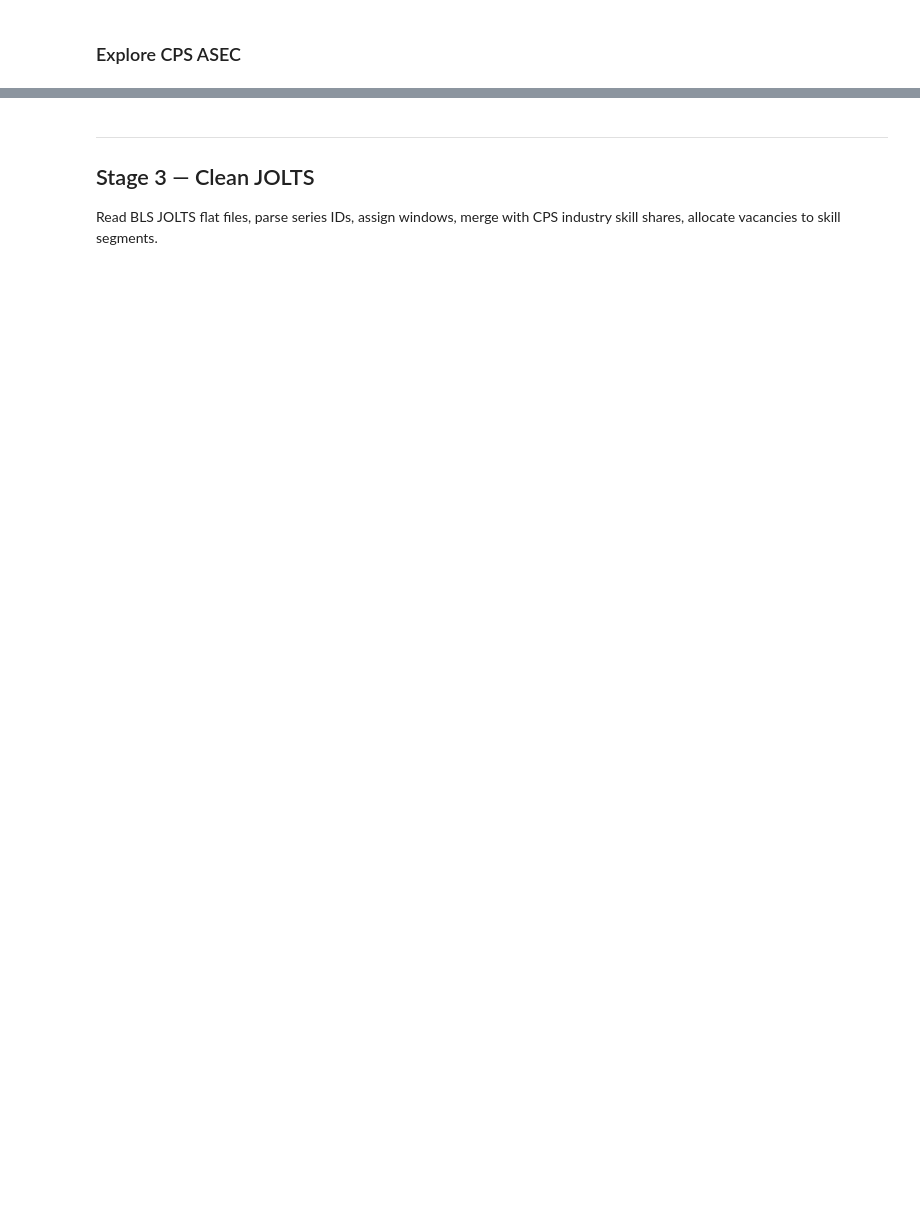
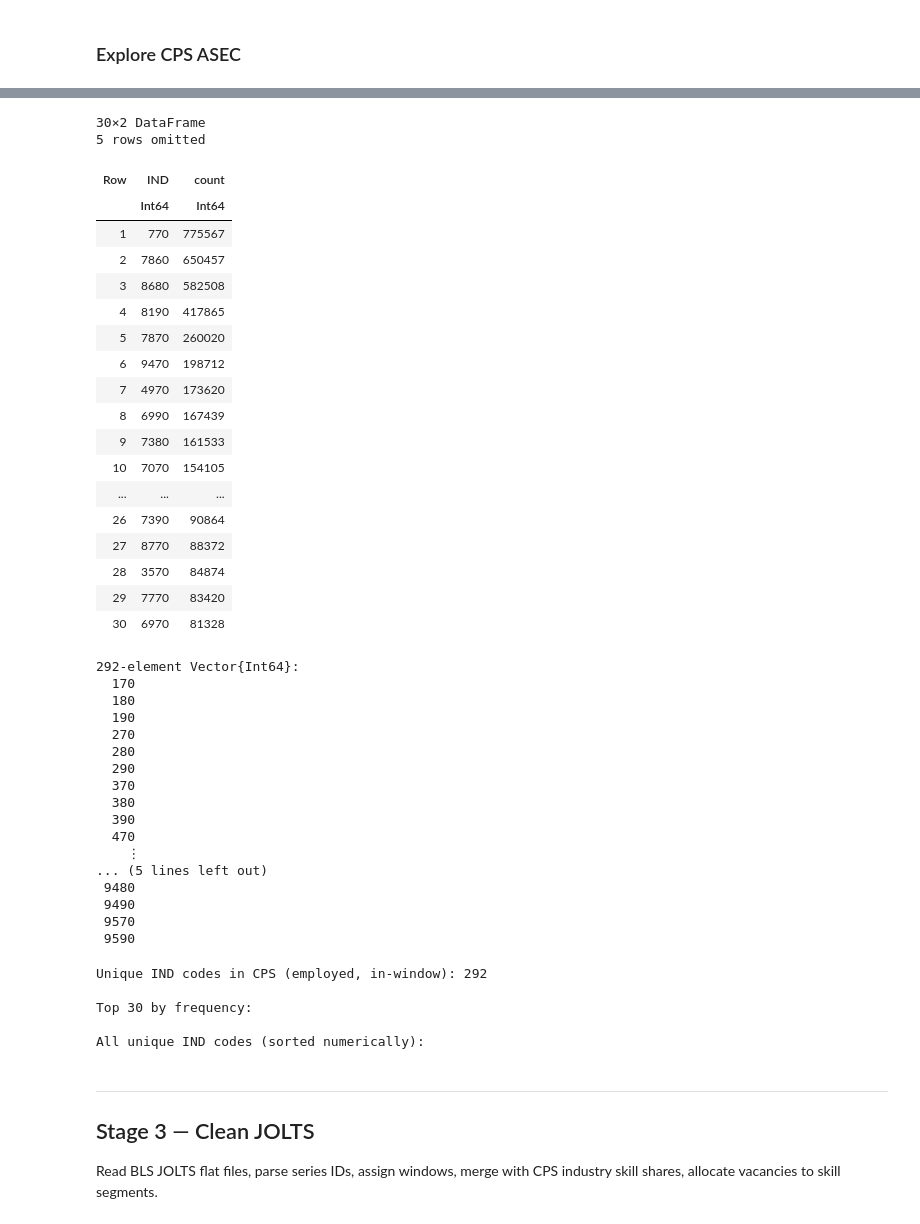
Before and after one commit to RamziChariag/DMP_labour_market_choice, a Jupyter notebook: code/notebooks/data_pipeline.ipynb, the cells around one changed output, grey strips where cells are left out. Saved outputs shown, nothing was run; the diff lists cells and outputs as text; code cells hidden in the pictures; blank space fills up the shorter version.

```diff
--- a/code/notebooks/data_pipeline.ipynb
+++ b/code/notebooks/data_pipeline.ipynb
@@ -428,3 +693,63 @@ combine(groupby(filter(r -> r.window != :none, cps_asec), :window),
+# %%
+# ── Diagnostic: CPS IND codes vs JOLTS supersectors ──────────
+# What IND values does CPS actually have?
+emp_in_window = filter(r -> r.employed && r.window != :none, cps_basic)
+
+ind_summary = combine(
+    groupby(emp_in_window, :IND),
+    nrow => :count
+)
+sort!(ind_summary, :count; rev=true)
+
+println("Unique IND codes in CPS (employed, in-window): $(nrow(ind_summary))")
+println("\nTop 30 by frequency:")
+display(first(ind_summary, 30))
+
+println("\nAll unique IND codes (sorted numerically):")
+display(sort(ind_summary.IND))
+# %% [output]
+30×2 DataFrame
+5 rows omitted
+| Row | IND | count |
+|  | Int64 | Int64 |
+| 1 | 770 | 775567 |
+| 2 | 7860 | 650457 |
+| 3 | 8680 | 582508 |
+| 4 | 8190 | 417865 |
+| 5 | 7870 | 260020 |
+| 6 | 9470 | 198712 |
+| 7 | 4970 | 173620 |
+| 8 | 6990 | 167439 |
+| 9 | 7380 | 161533 |
+| 10 | 7070 | 154105 |
+| ... | ... | ... |
+| 26 | 7390 | 90864 |
+| 27 | 8770 | 88372 |
+| 28 | 3570 | 84874 |
+| 29 | 7770 | 83420 |
+| 30 | 6970 | 81328 |
+292-element Vector{Int64}:
+  170
+  180
+  190
+  270
+  280
+  290
+  370
+  380
+  390
+  470
+    ⋮
+... (5 lines left out)
+ 9480
+ 9490
+ 9570
+ 9590
+Unique IND codes in CPS (employed, in-window): 292
+
+Top 30 by frequency:
+
+All unique IND codes (sorted numerically):
 # %% [markdown]
 ---
 ## Stage 3 — Clean JOLTS
```
Also changed, not shown: parts of 30 cells of this notebook, 40 other files.
